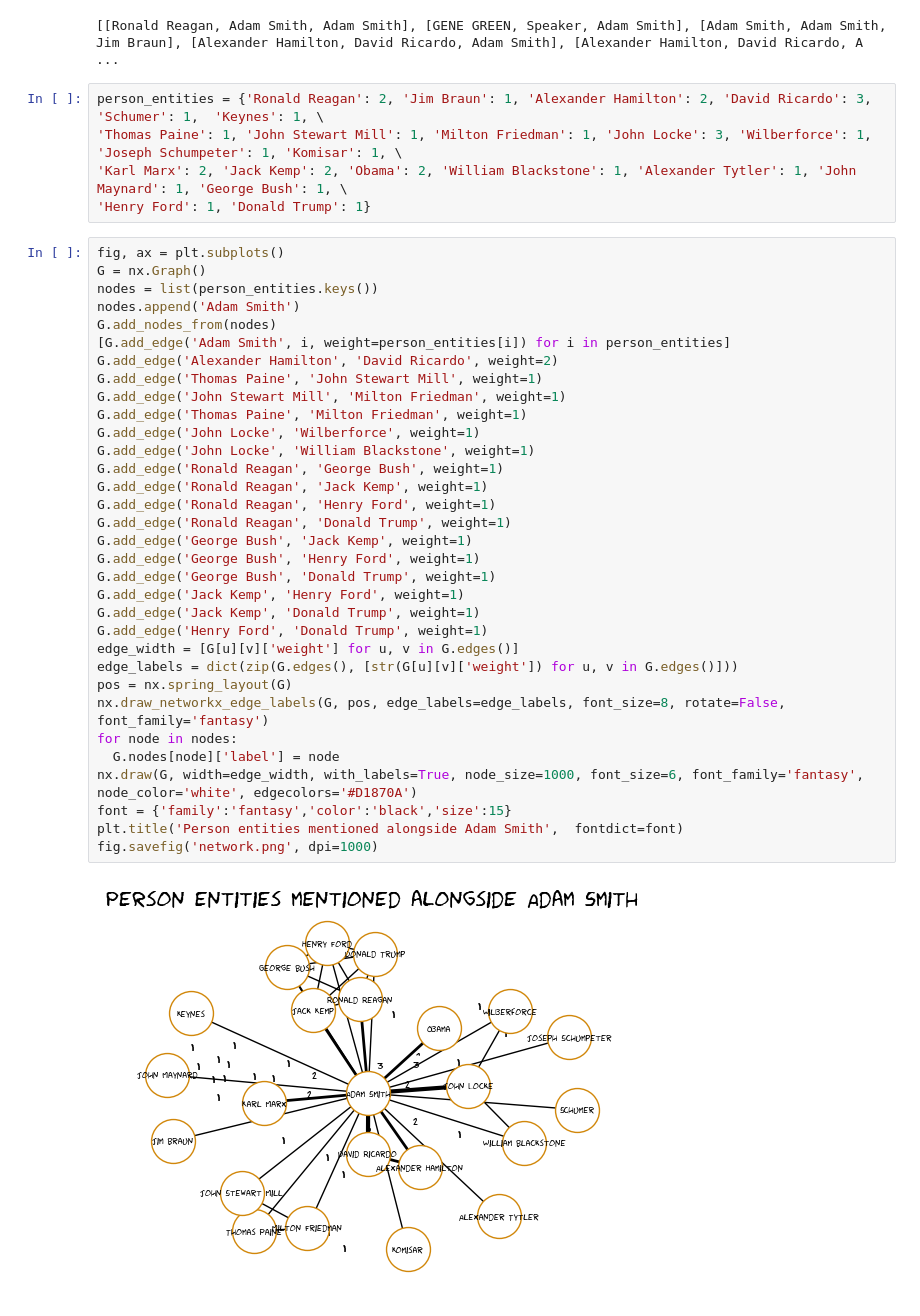
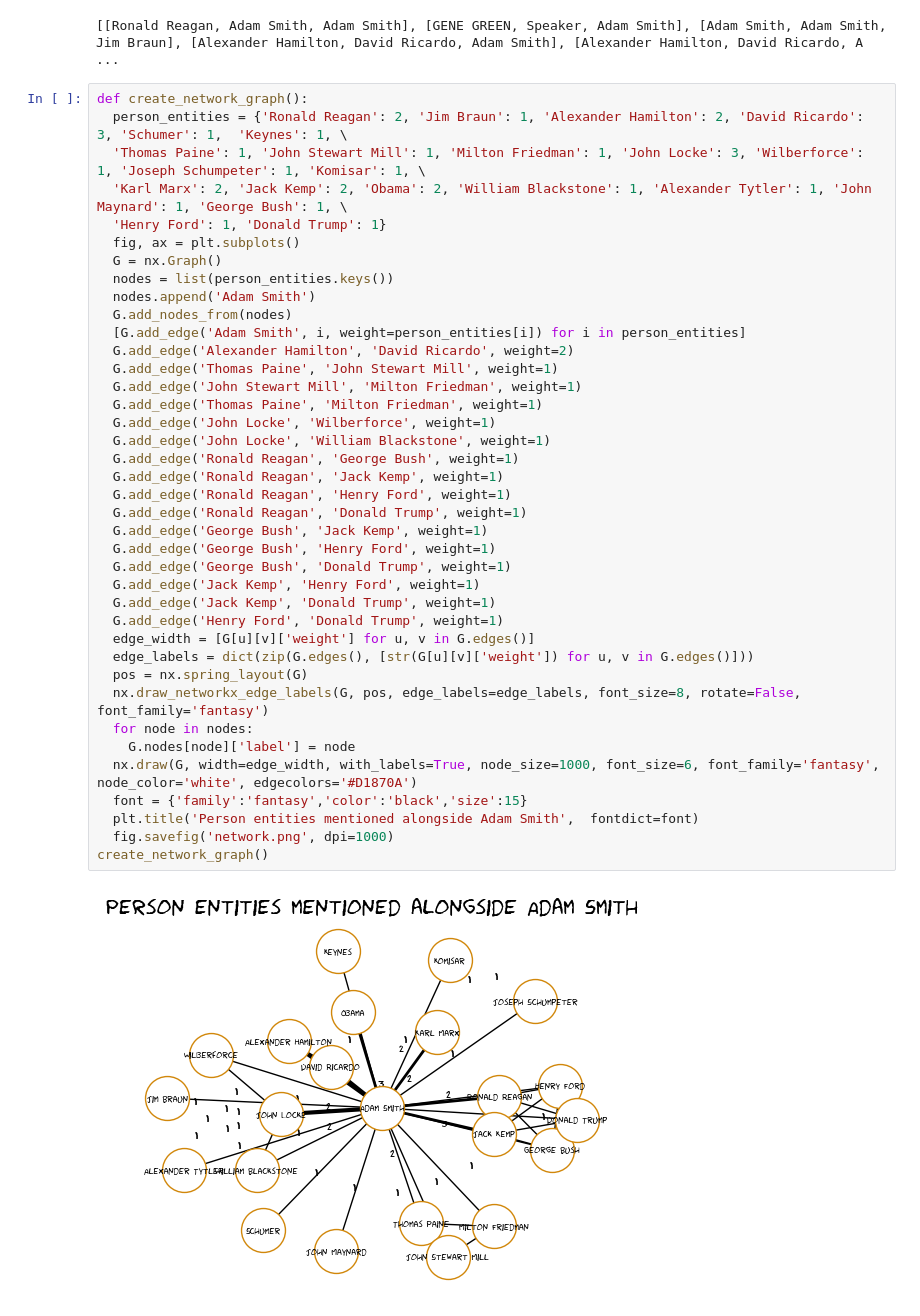
Before and after one commit to yuliiabosher/Adam_Smith_project, a Jupyter notebook: Visualisations.ipynb, the cells around one changed output. Saved outputs shown, nothing was run; the diff lists cells and outputs as text.

Commit message:
wrapped code into create_network_graph function

```diff
--- a/Visualisations.ipynb
+++ b/Visualisations.ipynb
@@ -356,43 +356,44 @@ word_cloud(df)
 print(create_entity_list(df))
 # %% [output]
 [[Ronald Reagan, Adam Smith, Adam Smith], [GENE GREEN, Speaker, Adam Smith], [Adam Smith, Adam Smith, Jim Braun], [Alexander Hamilton, David Ricardo, Adam Smith], [Alexander Hamilton, David Ricardo, A ...
-# %%
-person_entities = {'Ronald Reagan': 2, 'Jim Braun': 1, 'Alexander Hamilton': 2, 'David Ricardo': 3, 'Schumer': 1,  'Keynes': 1, \
-'Thomas Paine': 1, 'John Stewart Mill': 1, 'Milton Friedman': 1, 'John Locke': 3, 'Wilberforce': 1, 'Joseph Schumpeter': 1, 'Komisar': 1, \
-'Karl Marx': 2, 'Jack Kemp': 2, 'Obama': 2, 'William Blackstone': 1, 'Alexander Tytler': 1, 'John Maynard': 1, 'George Bush': 1, \
-'Henry Ford': 1, 'Donald Trump': 1}
 # %%
-fig, ax = plt.subplots()
-G = nx.Graph()
-nodes = list(person_entities.keys())
-nodes.append('Adam Smith')
-G.add_nodes_from(nodes)
-[G.add_edge('Adam Smith', i, weight=person_entities[i]) for i in person_entities]
-G.add_edge('Alexander Hamilton', 'David Ricardo', weight=2)
-G.add_edge('Thomas Paine', 'John Stewart Mill', weight=1)
-G.add_edge('John Stewart Mill', 'Milton Friedman', weight=1)
-G.add_edge('Thomas Paine', 'Milton Friedman', weight=1)
-G.add_edge('John Locke', 'Wilberforce', weight=1)
-G.add_edge('John Locke', 'William Blackstone', weight=1)
-G.add_edge('Ronald Reagan', 'George Bush', weight=1)
-G.add_edge('Ronald Reagan', 'Jack Kemp', weight=1)
-G.add_edge('Ronald Reagan', 'Henry Ford', weight=1)
-G.add_edge('Ronald Reagan', 'Donald Trump', weight=1)
-G.add_edge('George Bush', 'Jack Kemp', weight=1)
-G.add_edge('George Bush', 'Henry Ford', weight=1)
-G.add_edge('George Bush', 'Donald Trump', weight=1)
-G.add_edge('Jack Kemp', 'Henry Ford', weight=1)
-G.add_edge('Jack Kemp', 'Donald Trump', weight=1)
-G.add_edge('Henry Ford', 'Donald Trump', weight=1)
-edge_width = [G[u][v]['weight'] for u, v in G.edges()]
-edge_labels = dict(zip(G.edges(), [str(G[u][v]['weight']) for u, v in G.edges()]))
-pos = nx.spring_layout(G)
-nx.draw_networkx_edge_labels(G, pos, edge_labels=edge_labels, font_size=8, rotate=False, font_family='fantasy')
-for node in nodes:
-  G.nodes[node]['label'] = node
-nx.draw(G, width=edge_width, with_labels=True, node_size=1000, font_size=6, font_family='fantasy', node_color='white', edgecolors='#D1870A')
-font = {'family':'fantasy','color':'black','size':15}
-plt.title('Person entities mentioned alongside Adam Smith',  fontdict=font)
-fig.savefig('network.png', dpi=1000)
+def create_network_graph():
+  person_entities = {'Ronald Reagan': 2, 'Jim Braun': 1, 'Alexander Hamilton': 2, 'David Ricardo': 3, 'Schumer': 1,  'Keynes': 1, \
+  'Thomas Paine': 1, 'John Stewart Mill': 1, 'Milton Friedman': 1, 'John Locke': 3, 'Wilberforce': 1, 'Joseph Schumpeter': 1, 'Komisar': 1, \
+  'Karl Marx': 2, 'Jack Kemp': 2, 'Obama': 2, 'William Blackstone': 1, 'Alexander Tytler': 1, 'John Maynard': 1, 'George Bush': 1, \
+  'Henry Ford': 1, 'Donald Trump': 1}
+  fig, ax = plt.subplots()
+  G = nx.Graph()
+  nodes = list(person_entities.keys())
+  nodes.append('Adam Smith')
+  G.add_nodes_from(nodes)
+  [G.add_edge('Adam Smith', i, weight=person_entities[i]) for i in person_entities]
+  G.add_edge('Alexander Hamilton', 'David Ricardo', weight=2)
+  G.add_edge('Thomas Paine', 'John Stewart Mill', weight=1)
+  G.add_edge('John Stewart Mill', 'Milton Friedman', weight=1)
+  G.add_edge('Thomas Paine', 'Milton Friedman', weight=1)
+  G.add_edge('John Locke', 'Wilberforce', weight=1)
+  G.add_edge('John Locke', 'William Blackstone', weight=1)
+  G.add_edge('Ronald Reagan', 'George Bush', weight=1)
+  G.add_edge('Ronald Reagan', 'Jack Kemp', weight=1)
+  G.add_edge('Ronald Reagan', 'Henry Ford', weight=1)
+  G.add_edge('Ronald Reagan', 'Donald Trump', weight=1)
+  G.add_edge('George Bush', 'Jack Kemp', weight=1)
+  G.add_edge('George Bush', 'Henry Ford', weight=1)
+  G.add_edge('George Bush', 'Donald Trump', weight=1)
+  G.add_edge('Jack Kemp', 'Henry Ford', weight=1)
+  G.add_edge('Jack Kemp', 'Donald Trump', weight=1)
+  G.add_edge('Henry Ford', 'Donald Trump', weight=1)
+  edge_width = [G[u][v]['weight'] for u, v in G.edges()]
+  edge_labels = dict(zip(G.edges(), [str(G[u][v]['weight']) for u, v in G.edges()]))
+  pos = nx.spring_layout(G)
+  nx.draw_networkx_edge_labels(G, pos, edge_labels=edge_labels, font_size=8, rotate=False, font_family='fantasy')
+  for node in nodes:
+    G.nodes[node]['label'] = node
+  nx.draw(G, width=edge_width, with_labels=True, node_size=1000, font_size=6, font_family='fantasy', node_color='white', edgecolors='#D1870A')
+  font = {'family':'fantasy','color':'black','size':15}
+  plt.title('Person entities mentioned alongside Adam Smith',  fontdict=font)
+  fig.savefig('network.png', dpi=1000)
+create_network_graph()
 # %% [output]
-[figure, old version]
+[figure, new version]
```
Also changed, not shown: parts of 1 cell of this notebook.
